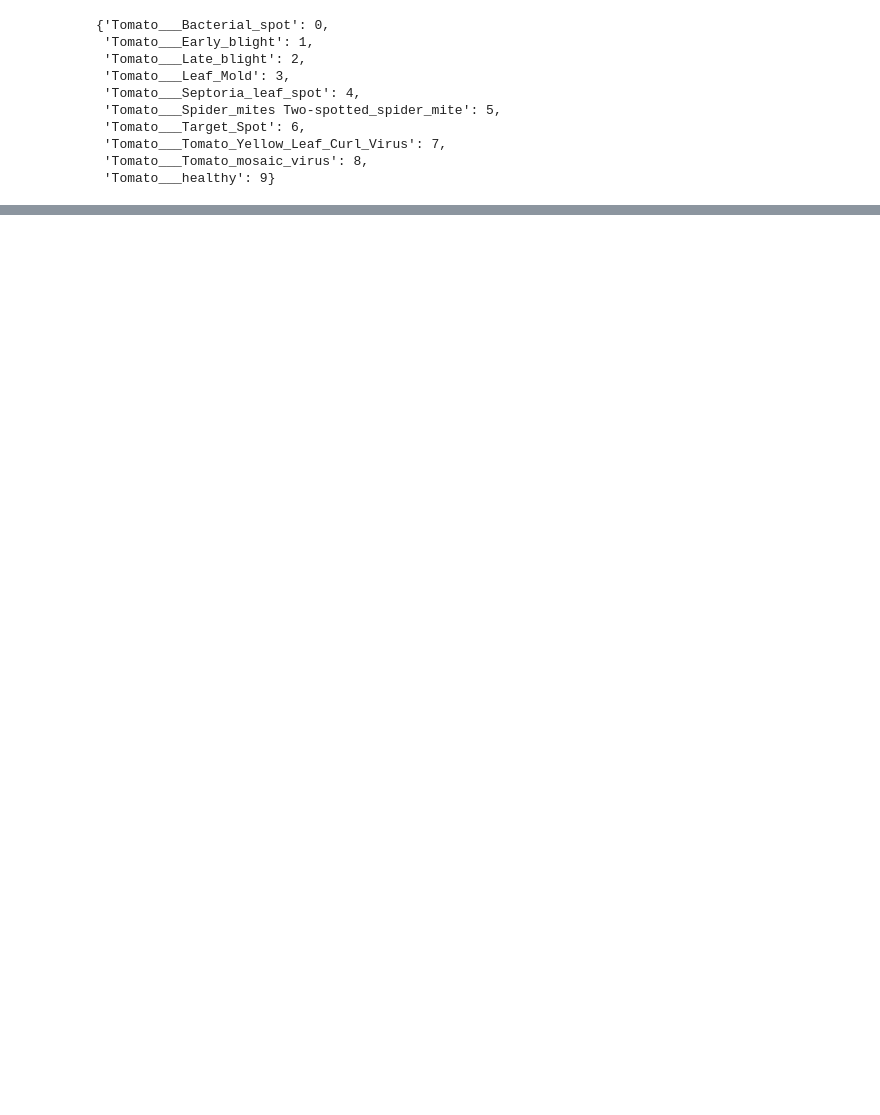
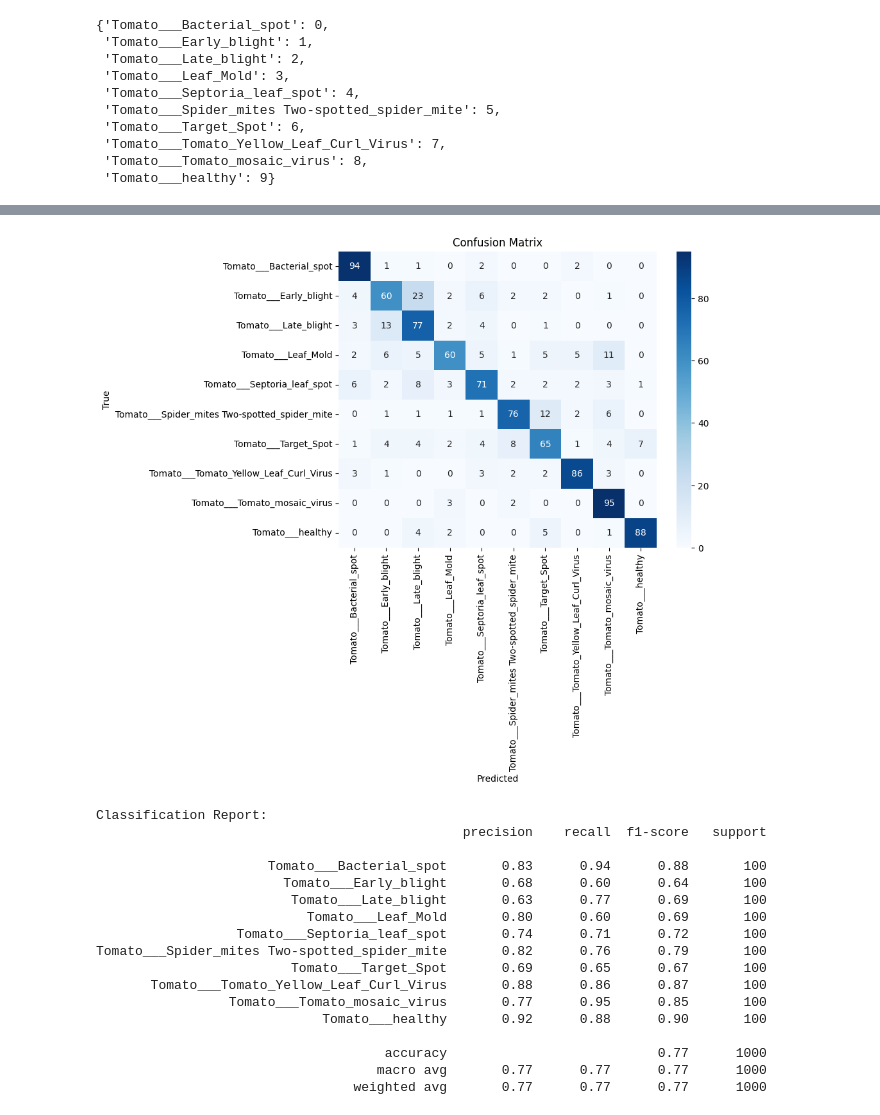
Before and after one commit to yoon0309/Development_of_a_classification_model_for_analyzing_tomato_leaf_diseases, a Jupyter notebook: section4 project_ai 13 박민설.ipynb, the cells around one changed output, grey strips where cells are left out. Drawn from its saved outputs; the diff is of its cells as text; code cells hidden in the pictures; blank space fills up the shorter version.

```diff
--- a/section4 project_ai 13 박민설.ipynb
+++ b/section4 project_ai 13 박민설.ipynb
@@ -303 +305,33 @@ prediction_cls(prediction)
 'Tomato___healthy'
+# %%
+import numpy as np
+import matplotlib.pyplot as plt
+import seaborn as sns
+from sklearn.metrics import confusion_matrix, classification_report
+
+# 모델의 예측 레이블 얻기
+y_pred = model_vgg19.predict(testing_set_vg19)
+
+# one-hot 인코딩을 원래의 레이블 형태로 변환
+y_pred_labels = np.argmax(y_pred, axis=1)
+y_true_labels = testing_set_vg19.classes
+
+# 혼동 행렬 계산
+conf_matrix = confusion_matrix(y_true_labels, y_pred_labels)
+
+# 클래스 레이블 (class_labels) 얻기
+class_labels = list(testing_set_vg19.class_indices.keys())
+
+# 시각화 설정
+plt.figure(figsize=(8, 6))
+sns.heatmap(conf_matrix, annot=True, fmt="d", cmap="Blues", xticklabels=class_labels, yticklabels=class_labels)
+plt.xlabel("Predicted")
+plt.ylabel("True")
+plt.title("Confusion Matrix")
+plt.show()
+
+# 분류 리포트 출력 (정확도, 정밀도, 재현율 등의 평가 지표)
+report = classification_report(y_true_labels, y_pred_labels, target_names=class_labels)
+print("Classification Report:")
+print(report)
+# %% [output]
@@ -303,0 +339,18 @@ prediction_cls(prediction)
+[figure, added]
+Classification Report:
+                                               precision    recall  f1-score   support
+
+                      Tomato___Bacterial_spot       0.83      0.94      0.88       100
+                        Tomato___Early_blight       0.68      0.60      0.64       100
+                         Tomato___Late_blight       0.63      0.77      0.69       100
+                           Tomato___Leaf_Mold       0.80      0.60      0.69       100
+                  Tomato___Septoria_leaf_spot       0.74      0.71      0.72       100
+Tomato___Spider_mites Two-spotted_spider_mite       0.82      0.76      0.79       100
+                         Tomato___Target_Spot       0.69      0.65      0.67       100
+       Tomato___Tomato_Yellow_Leaf_Curl_Virus       0.88      0.86      0.87       100
+                 Tomato___Tomato_mosaic_virus       0.77      0.95      0.85       100
+                             Tomato___healthy       0.92      0.88      0.90       100
+
+                                     accuracy                           0.77      1000
+                                    macro avg       0.77      0.77      0.77      1000
+                                 weighted avg       0.77      0.77      0.77      1000
```
Also changed, not shown: parts of 12 cells of this notebook.
